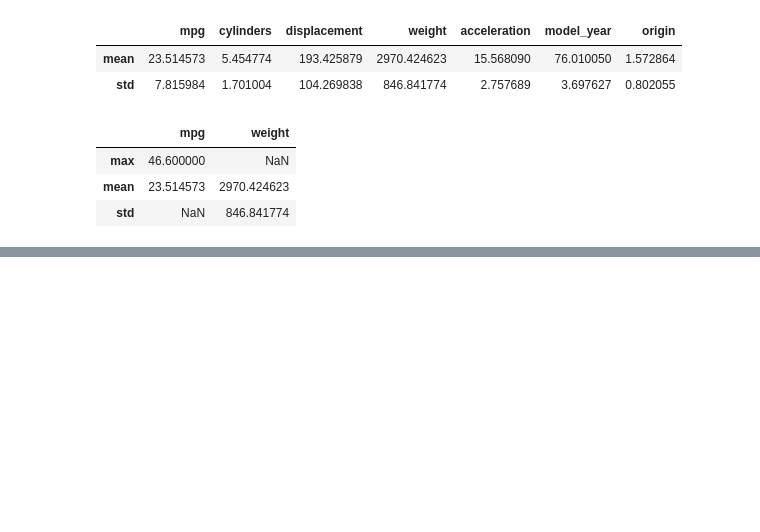
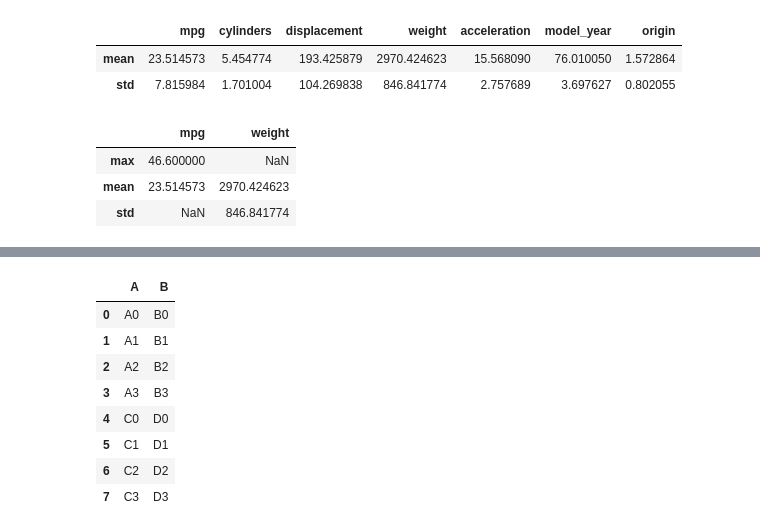
Before and after one commit to jigarparekh279/Machine_Learning_Python, a Jupyter notebook: 4_Pandas.ipynb, the cells around one changed output, grey strips where cells are left out. Cells and saved outputs as stored; diff of their text form; code cells hidden in the pictures; blank space fills up the shorter version.

```diff
--- a/4_Pandas.ipynb
+++ b/4_Pandas.ipynb
@@ -1421,0 +1493,15 @@ df.agg({'mpg':['max','mean'], 'weight':['mean','std']})
+# %%
+# its always safer to rename the indices of new
+# concatinated DataFrame
+conDf.index = range(len(conDf))
+conDf
+# %% [output]
+|  | A | B |
+| 0 | A0 | B0 |
+| 1 | A1 | B1 |
+| 2 | A2 | B2 |
+| 3 | A3 | B3 |
+| 4 | C0 | D0 |
+| 5 | C1 | D1 |
+| 6 | C2 | D2 |
+| 7 | C3 | D3 |
```
Also changed, not shown: parts of 69 cells of this notebook.
